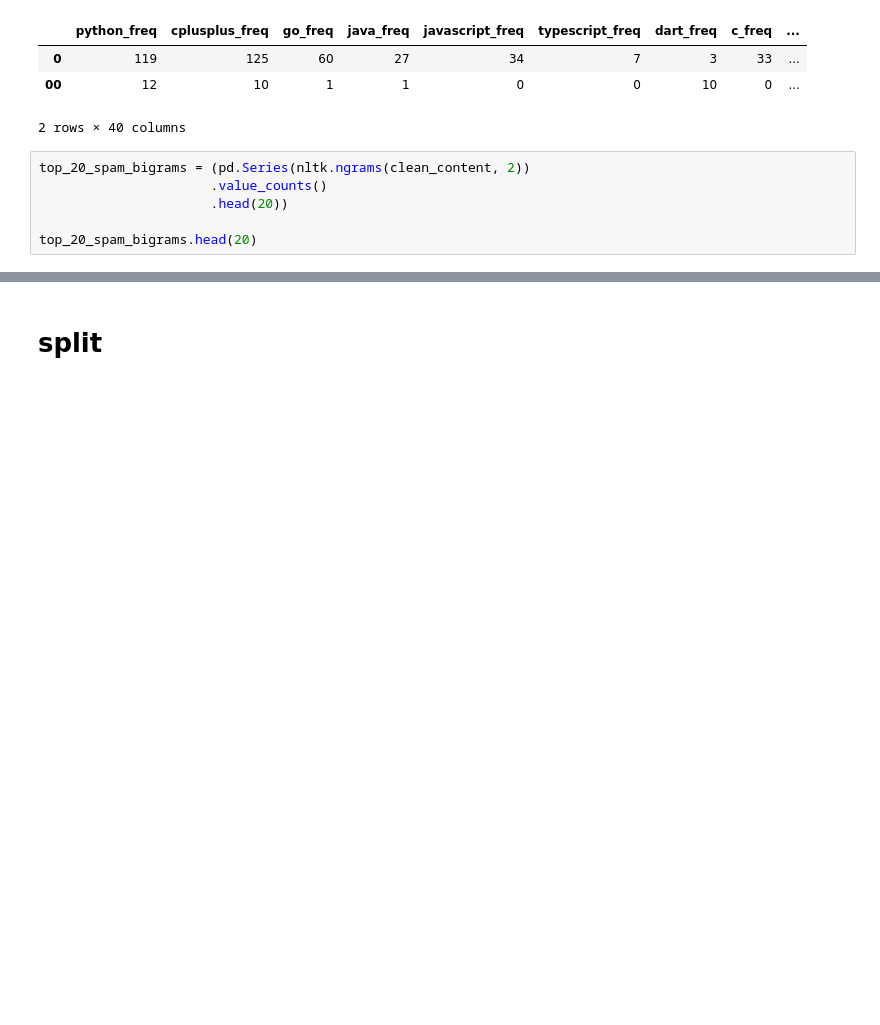
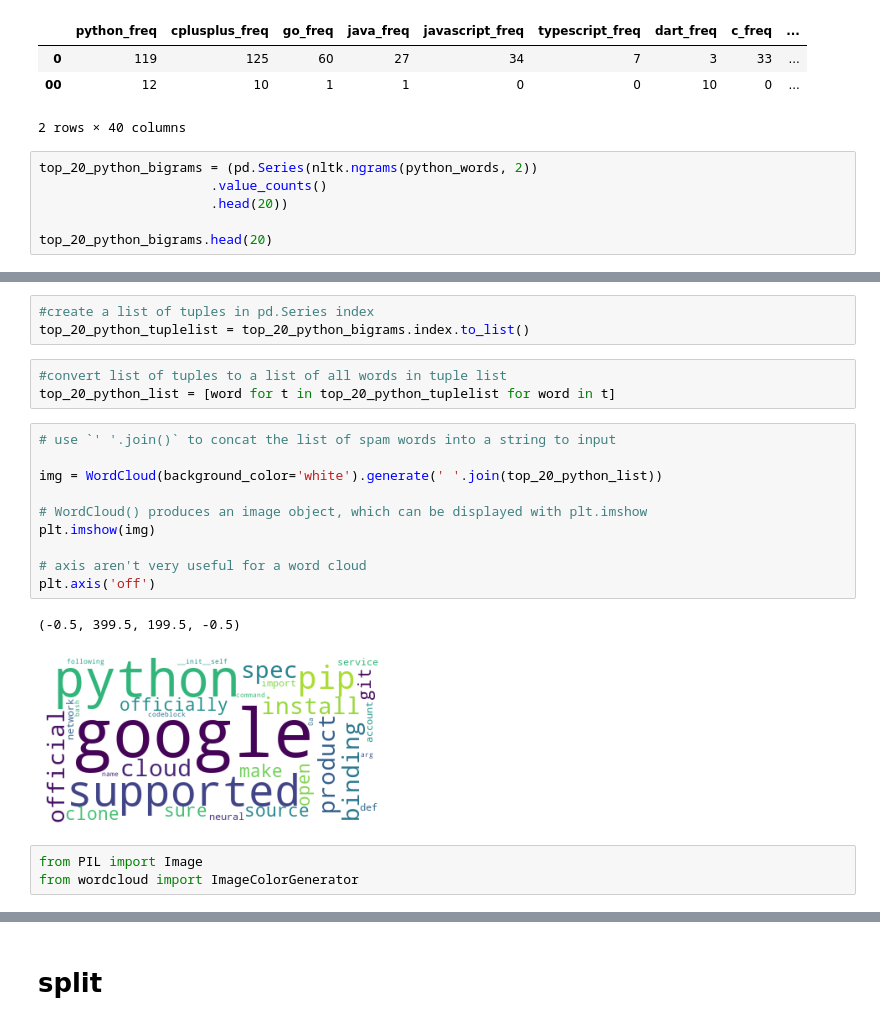
Before and after one commit to o0amandagomez0o/nlp_project-readme_prediction, a Jupyter notebook: prepare.ipynb, the cells around one changed output, grey strips where cells are left out. Saved outputs shown, nothing was run; the diff lists cells and outputs as text; blank space fills up the shorter version.

Commit message:
created word cloads

```diff
--- a/prepare.ipynb
+++ b/prepare.ipynb
@@ -626,9 +628,9 @@ word_counts.head(2)
 | 00 | 12 | 10 | 1 | 1 | 0 | 0 | 10 | 0 | ... |
 2 rows × 40 columns
 # %%
-top_20_spam_bigrams = (pd.Series(nltk.ngrams(clean_content, 2))
+top_20_python_bigrams = (pd.Series(nltk.ngrams(python_words, 2))
                       .value_counts()
                       .head(20))
 
-top_20_spam_bigrams.head(20)
+top_20_python_bigrams.head(20)
 # %% [output]
@@ -635,0 +654,22 @@ NameError: name 'clean_content' is not defined
+# %%
+#create a list of tuples in pd.Series index
+top_20_python_tuplelist = top_20_python_bigrams.index.to_list()
+# %%
+#convert list of tuples to a list of all words in tuple list
+top_20_python_list = [word for t in top_20_python_tuplelist for word in t]
+# %%
+# use `' '.join()` to concat the list of spam words into a string to input
+
+img = WordCloud(background_color='white').generate(' '.join(top_20_python_list))
+
+# WordCloud() produces an image object, which can be displayed with plt.imshow
+plt.imshow(img)
+
+# axis aren't very useful for a word cloud
+plt.axis('off')
+# %% [output]
+(-0.5, 399.5, 199.5, -0.5)
+[figure, added]
+# %%
+from PIL import Image
+from wordcloud import ImageColorGenerator
```
Also changed, not shown: parts of 9 cells of this notebook, 5 other files.
